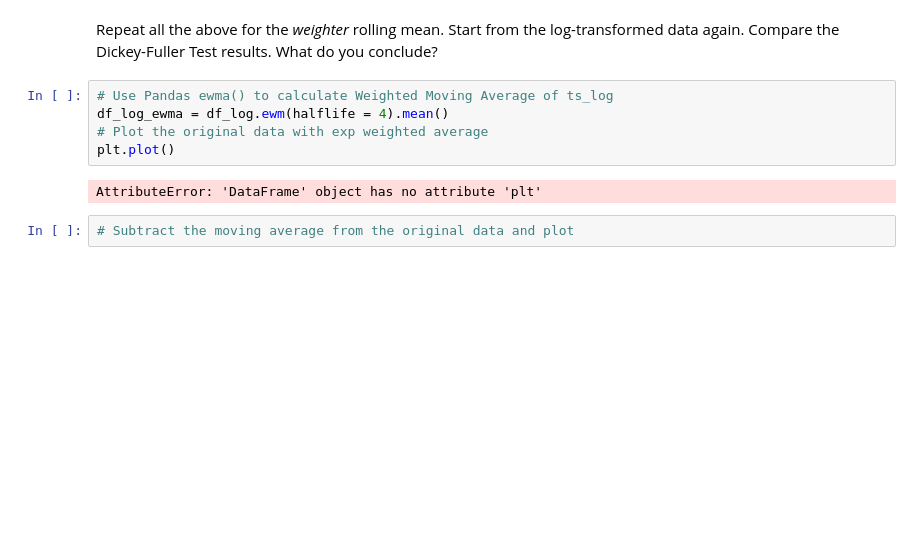
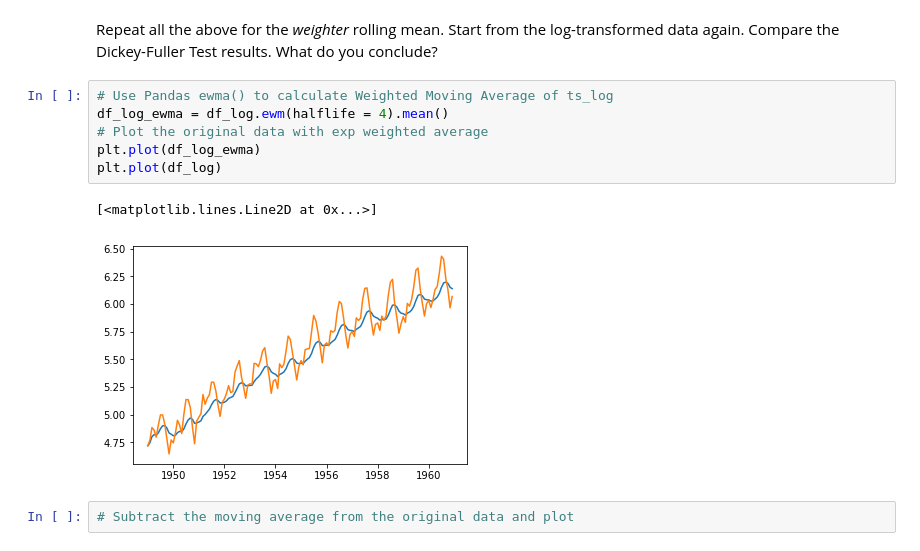
Before and after one commit to justinlee3/dsc-enterprise-hsbc-removing-trends-lab-hsbc-ds-081319, a Jupyter notebook: index.ipynb, the cells around one changed output. Saved outputs shown, nothing was run; the diff lists cells and outputs as text; blank space fills up the shorter version.

```diff
--- a/index.ipynb
+++ b/index.ipynb
@@ -181,10 +181,12 @@ Repeat all the above for the *weighter* rolling mean. Start from the log-transfo
 # %%
 # Use Pandas ewma() to calculate Weighted Moving Average of ts_log
 df_log_ewma = df_log.ewm(halflife = 4).mean()
 # Plot the original data with exp weighted average
-plt.plot()
+plt.plot(df_log_ewma)
+plt.plot(df_log)
 # %% [output]
-AttributeError: 'DataFrame' object has no attribute 'plt'
+[<matplotlib.lines.Line2D at 0x...>]
+[figure, added]
 # %%
 # Subtract the moving average from the original data and plot
 # %%
```
